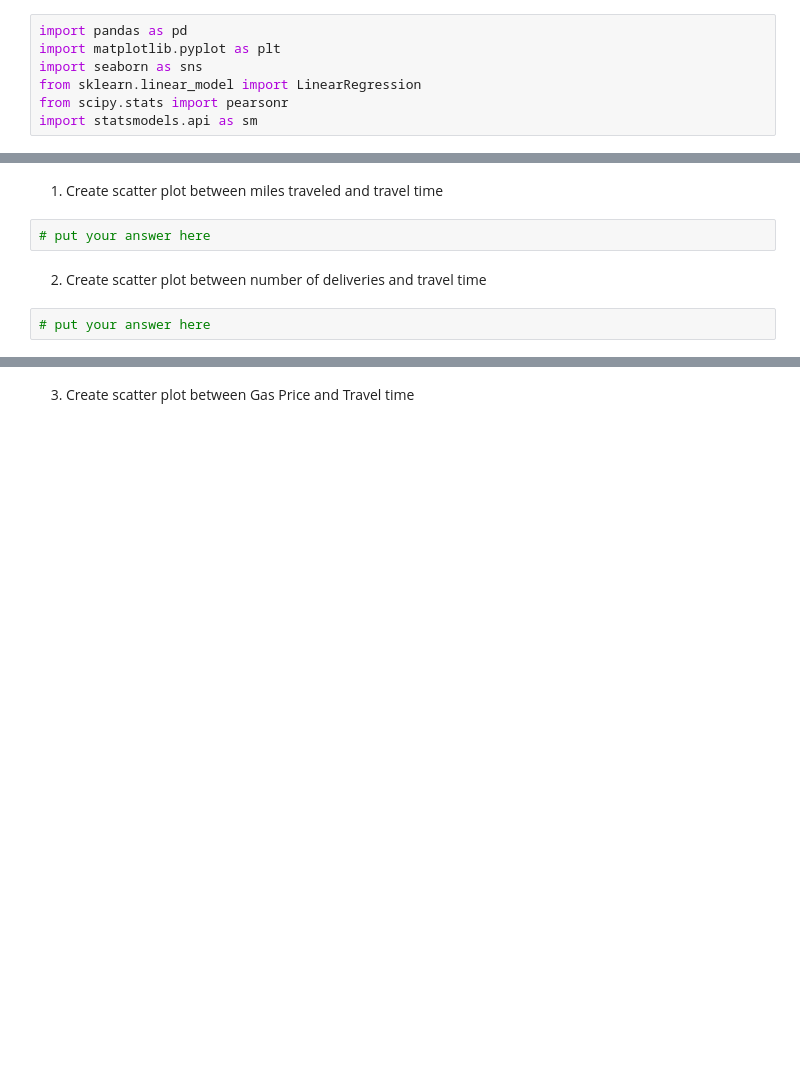
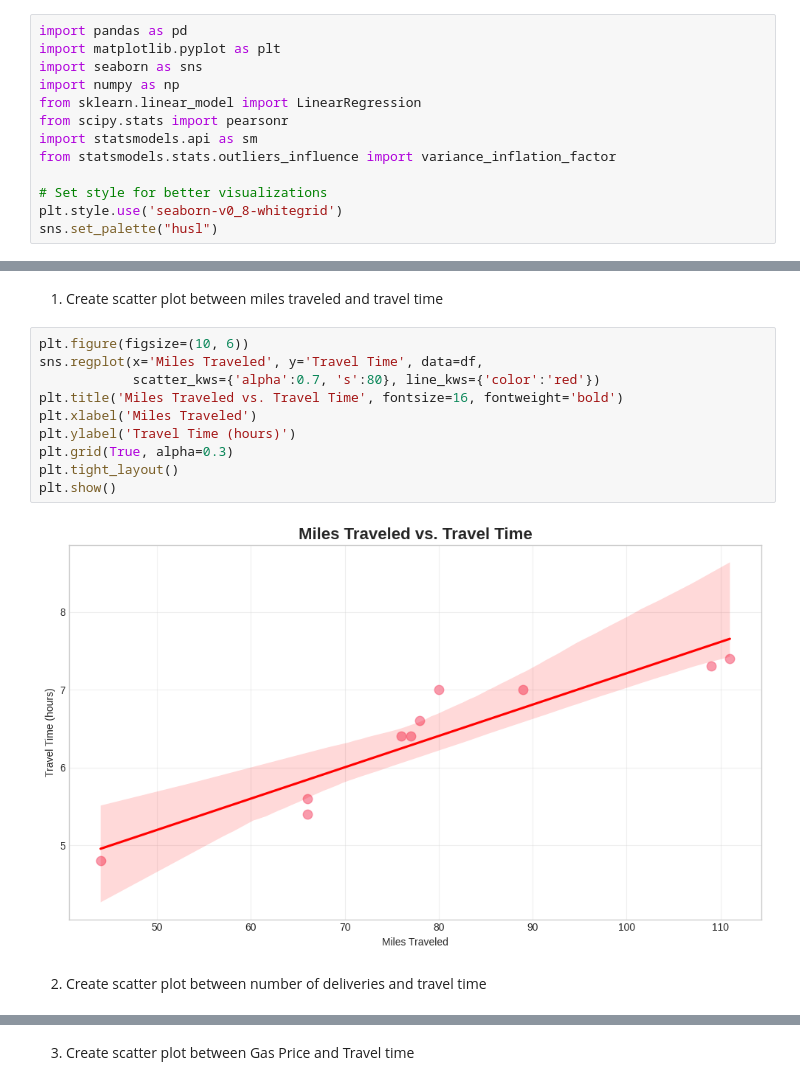
Before and after one commit to flexycode/CCMACLRL_EXERCISES_COM231ML, a Jupyter notebook: Lab/Lab-Exercise-2B/Exercise2B.ipynb, the cells around one changed output, grey strips where cells are left out. Cells and saved outputs as stored; diff of their text form; blank space fills up the shorter version.

```diff
--- a/Lab/Lab-Exercise-2B/Exercise2B.ipynb
+++ b/Lab/Lab-Exercise-2B/Exercise2B.ipynb
@@ -4,8 +6,14 @@
 import pandas as pd
 import matplotlib.pyplot as plt
 import seaborn as sns
+import numpy as np
 from sklearn.linear_model import LinearRegression
 from scipy.stats import pearsonr
 import statsmodels.api as sm
+from statsmodels.stats.outliers_influence import variance_inflation_factor
+
+# Set style for better visualizations
+plt.style.use('seaborn-v0_8-whitegrid')
+sns.set_palette("husl")
 # %%
 df = pd.read_excel('traveldata.xlsx')
@@ -17,9 +34,17 @@ df
 ### Check the relationships between each independent variable and the dependent variable using scatterplots and correlations.
 # %% [markdown]
 1. Create scatter plot between miles traveled and travel time
-# %%
-# put your answer here
+# %%
+plt.figure(figsize=(10, 6))
+sns.regplot(x='Miles Traveled', y='Travel Time', data=df,
+            scatter_kws={'alpha':0.7, 's':80}, line_kws={'color':'red'})
+plt.title('Miles Traveled vs. Travel Time', fontsize=16, fontweight='bold')
+plt.xlabel('Miles Traveled')
+plt.ylabel('Travel Time (hours)')
+plt.grid(True, alpha=0.3)
+plt.tight_layout()
+plt.show()
+# %% [output]
+[figure, added]
 # %% [markdown]
 2. Create scatter plot between number of deliveries and travel time
-# %%
-# put your answer here
```
Also changed, not shown: parts of 45 cells of this notebook.
